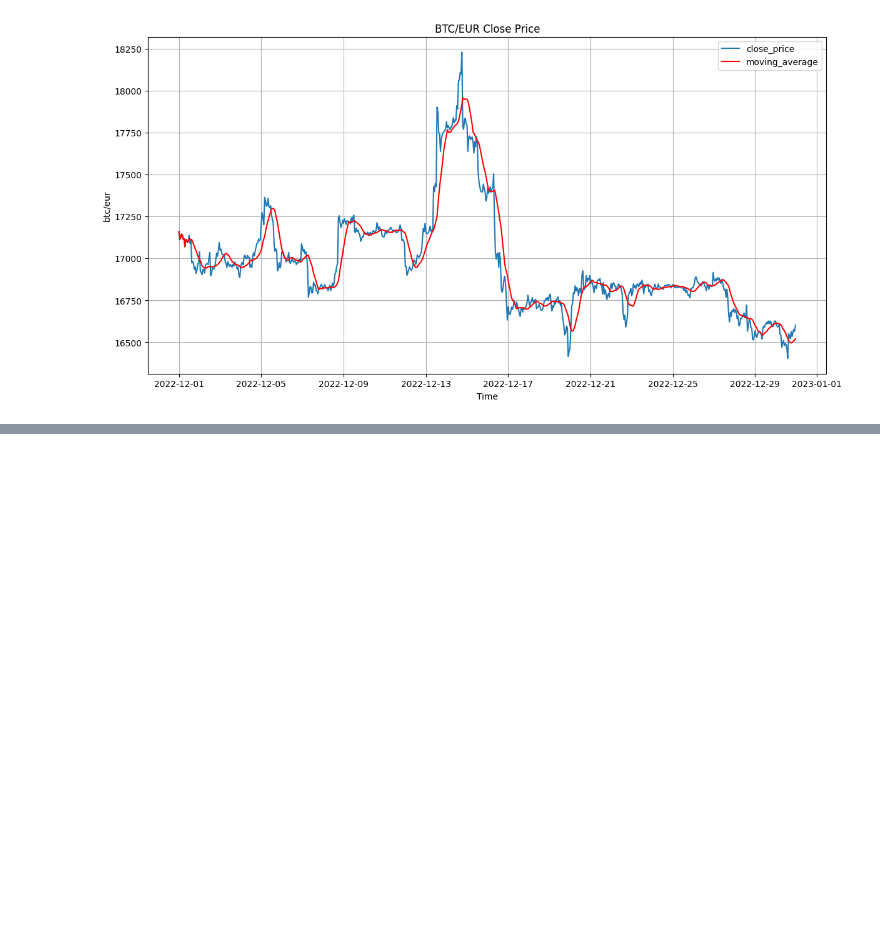
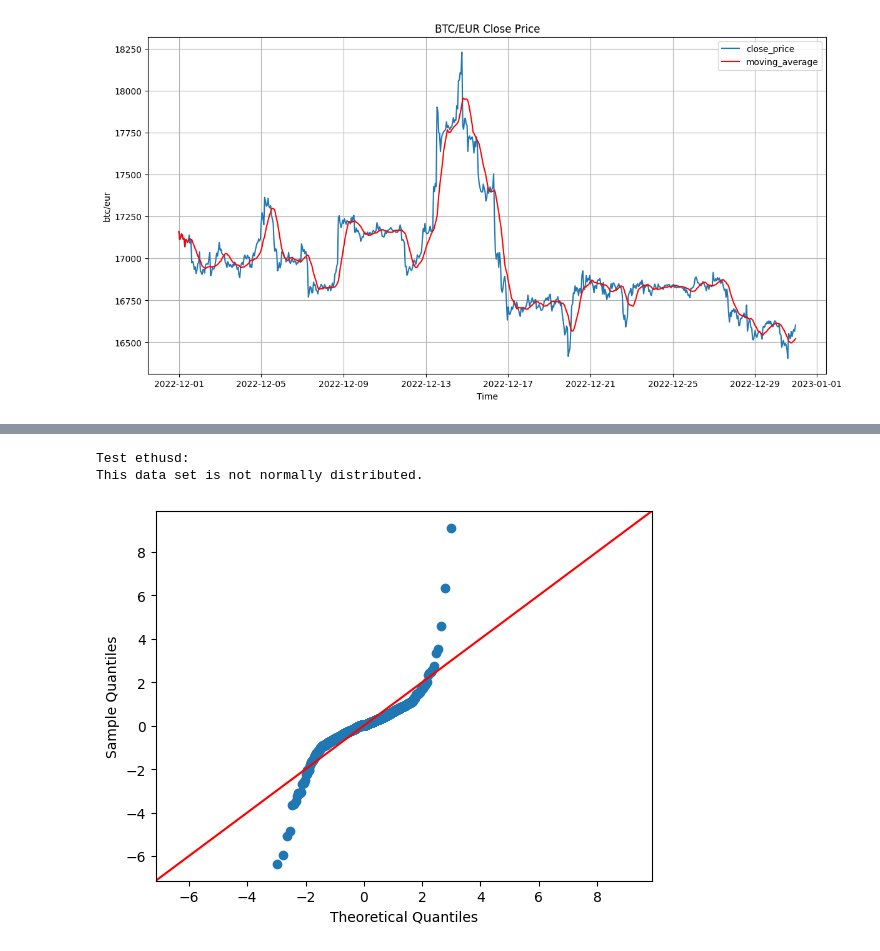
Before and after one commit to JiagengDing/lt22041_EMATM0048, a Jupyter notebook: Part2/Part2.ipynb, the cells around one changed output, grey strips where cells are left out. Cells and saved outputs as stored; diff of their text form; code cells hidden in the pictures; blank space fills up the shorter version.

```diff
--- a/Part2/Part2.ipynb
+++ b/Part2/Part2.ipynb
@@ -285,0 +314,7 @@ btceur_return = gen_return(list(btceur['close']))
+# %%
+print("Test ethusd:")
+is_normal(ethusd_return)
+# %% [output]
+Test ethusd:
+This data set is not normally distributed.
+[figure, added]
```
Also changed, not shown: parts of 36 cells of this notebook, 4 other files.
